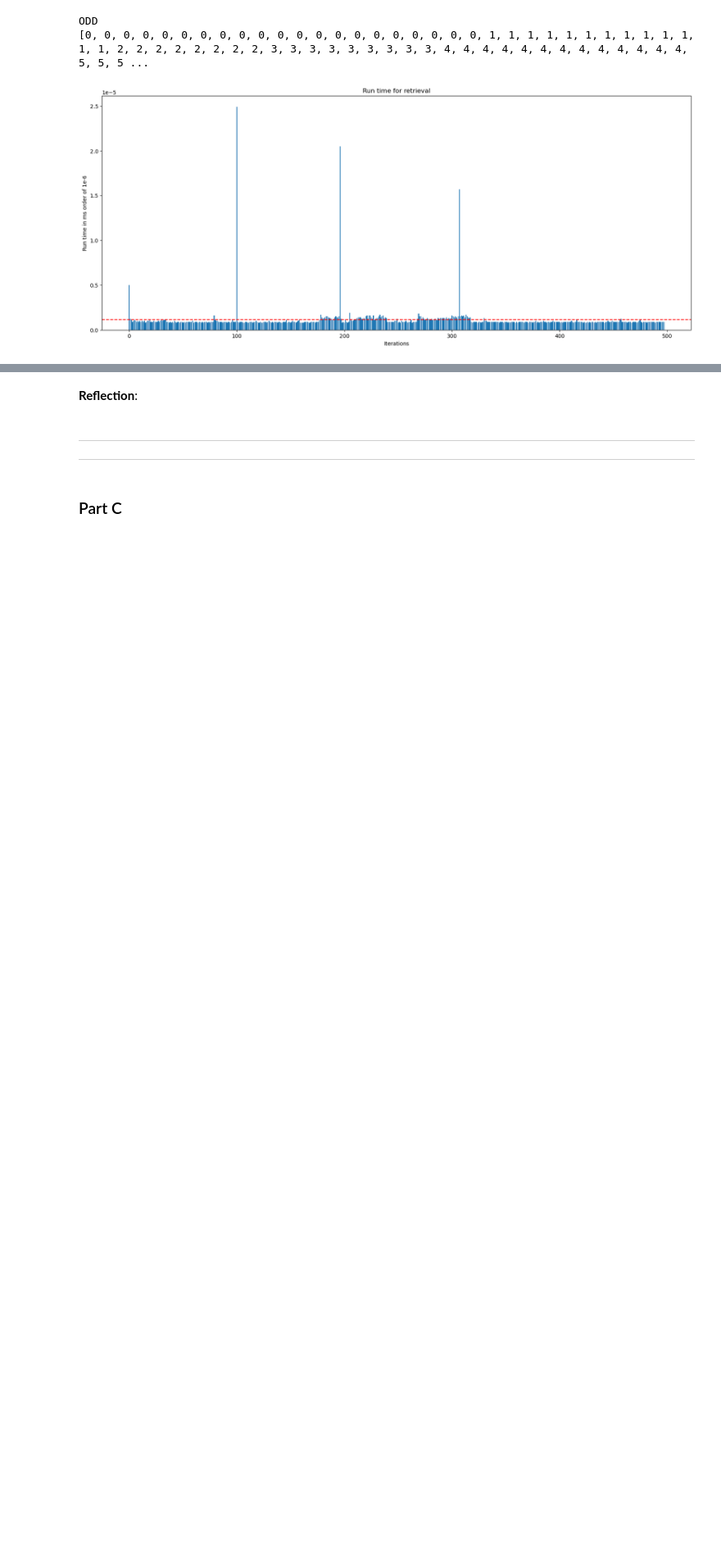
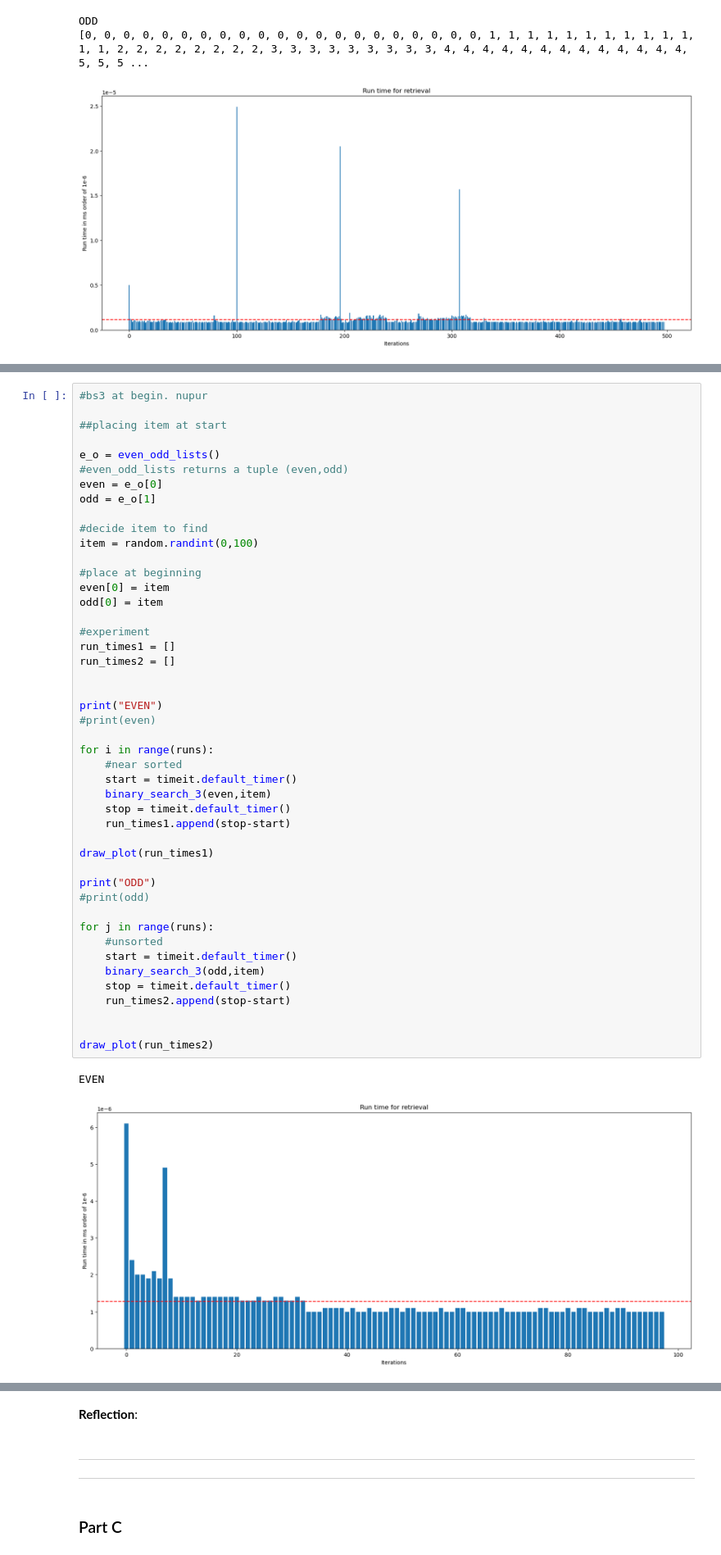
Before and after one commit to saboorah/CS2XC3, a Jupyter notebook: Lab_II.ipynb, the cells around one changed output, grey strips where cells are left out. Shown at 82% size. Saved outputs shown, nothing was run; the diff lists cells and outputs as text; blank space fills up the shorter version.

Commit message:
binary search 3

```diff
--- a/Lab_II.ipynb
+++ b/Lab_II.ipynb
@@ -789,0 +791,49 @@ ODD
+# %%
+#bs3 at begin. nupur
+
+##placing item at start
+
+e_o = even_odd_lists()
+#even_odd_lists returns a tuple (even,odd)
+even = e_o[0]
+odd = e_o[1]
+
+#decide item to find
+item = random.randint(0,100)
+
+#place at beginning
+even[0] = item
+odd[0] = item
+
+#experiment
+run_times1 = []
+run_times2 = []
+
+
+print("EVEN")
+#print(even)
+
+for i in range(runs):
+    #near sorted
+    start = timeit.default_timer()
+    binary_search_3(even,item)
+    stop = timeit.default_timer()
+    run_times1.append(stop-start)
+
+draw_plot(run_times1)
+
+print("ODD")
+#print(odd)
+
+for j in range(runs):
+    #unsorted
+    start = timeit.default_timer()
+    binary_search_3(odd,item)
+    stop = timeit.default_timer()
+    run_times2.append(stop-start)
+
+
+draw_plot(run_times2)
+# %% [output]
+EVEN
+[figure, added]
```
Also changed, not shown: parts of 19 cells of this notebook.
